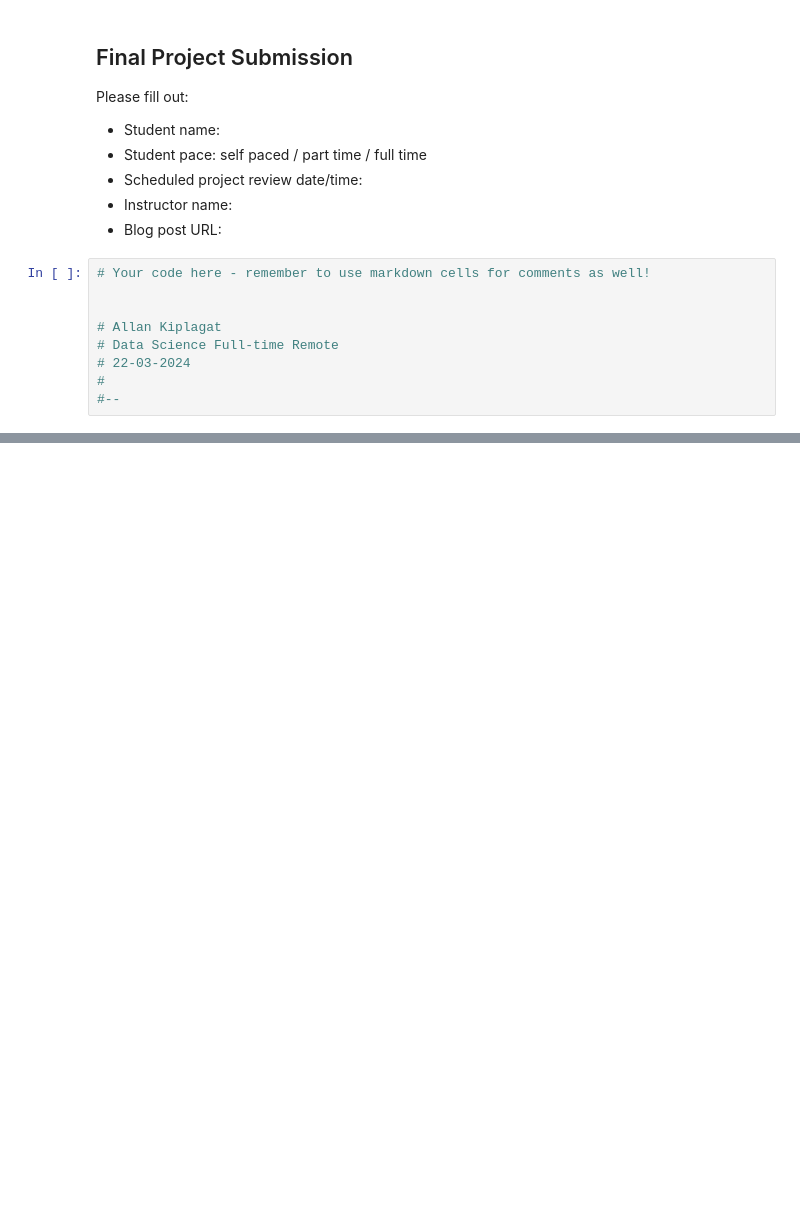
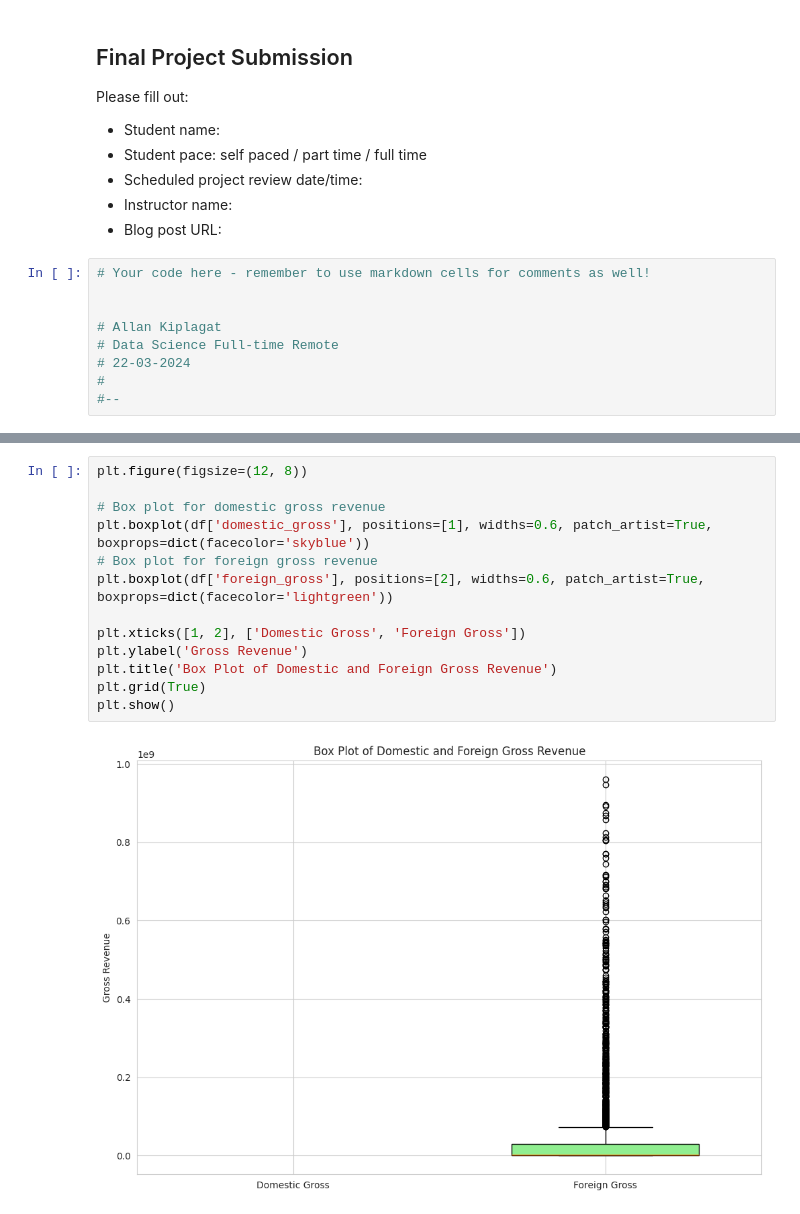
Before and after one commit to Allan-Kipkemei/DSC-PHASE-01, a Jupyter notebook: student.ipynb, the cells around one changed output, grey strips where cells are left out. Cells and saved outputs as stored; diff of their text form; blank space fills up the shorter version.

```diff
--- a/student.ipynb
+++ b/student.ipynb
@@ -70,0 +239,15 @@ pd.read_sql('''
+# %%
+plt.figure(figsize=(12, 8))
+
+# Box plot for domestic gross revenue
+plt.boxplot(df['domestic_gross'], positions=[1], widths=0.6, patch_artist=True, boxprops=dict(facecolor='skyblue'))
+# Box plot for foreign gross revenue
+plt.boxplot(df['foreign_gross'], positions=[2], widths=0.6, patch_artist=True, boxprops=dict(facecolor='lightgreen'))
+
+plt.xticks([1, 2], ['Domestic Gross', 'Foreign Gross'])
+plt.ylabel('Gross Revenue')
+plt.title('Box Plot of Domestic and Foreign Gross Revenue')
+plt.grid(True)
+plt.show()
+# %% [output]
+[figure, added]
```
Also changed, not shown: parts of 22 cells of this notebook, 1 other file.
